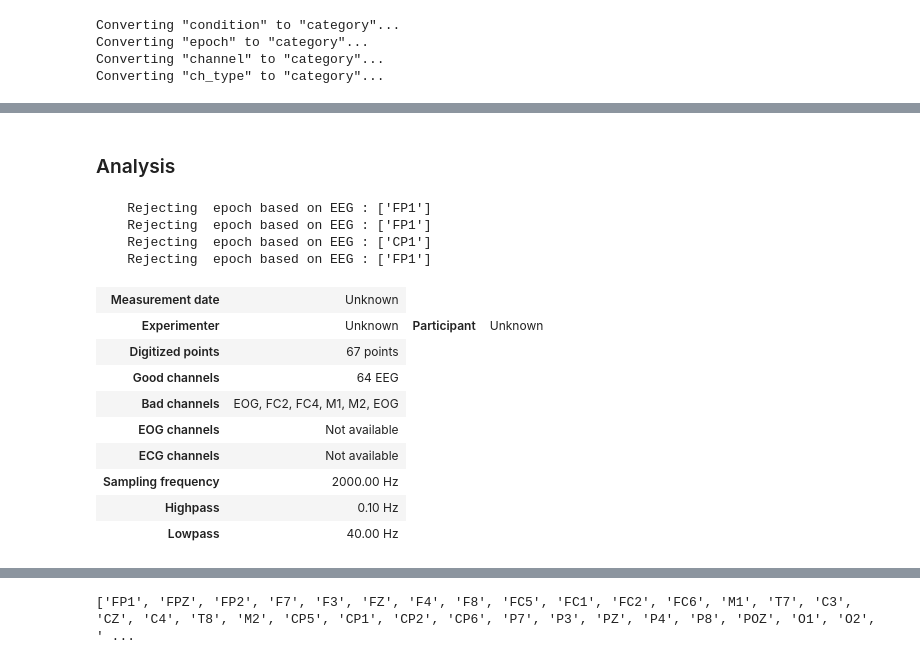
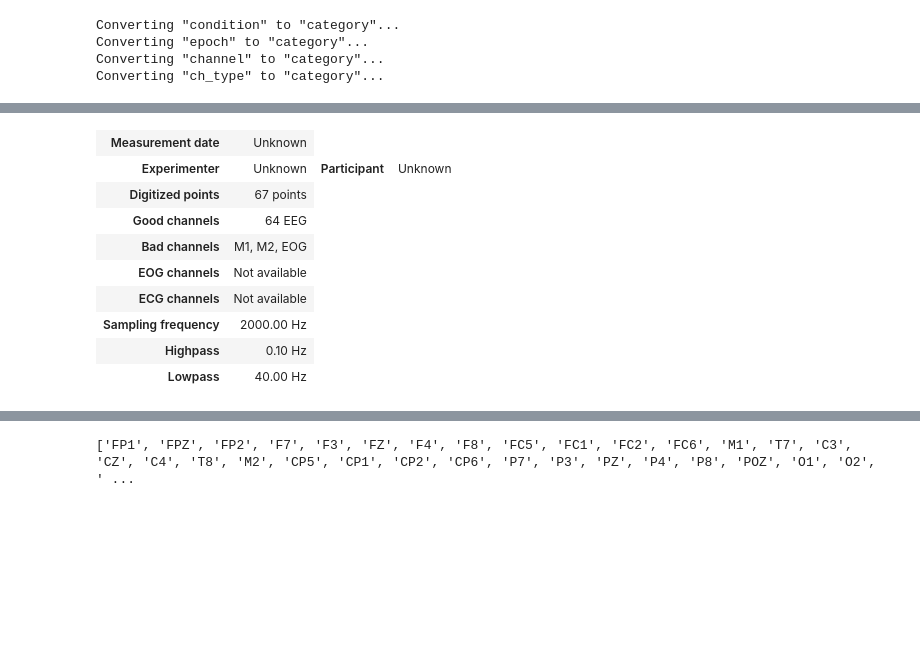
Before and after one commit to Mrwn-H/TNE, a Jupyter notebook: timefreq_analysis.ipynb, the cells around one changed output, grey strips where cells are left out. Saved outputs shown, nothing was run; the diff lists cells and outputs as text; code cells hidden in the pictures; blank space fills up the shorter version.

```diff
--- a/timefreq_analysis.ipynb
+++ b/timefreq_analysis.ipynb
@@ -45,2 +36,0 @@ def get_evoked(EEG_dict):
-# %%
-EEG_dict,EEG_dict_epoched = get_subject(2)
@@ -148,0 +236,5 @@ Designing a one-pass, zero-phase, non-causal bandpass filter:
+# %%
+subjects_idx = np.arange(1,11)
+for idx in subjects_idx:
+    EEG_dict,EEG_dict_epoched = get_subject(idx)
+    get_ERDS(EEG_dict_epoched)
@@ -294,24 +430,18 @@ df['band'] = pd.cut(df['freq'], list(freq_bounds.values()),
 freq_bands_of_interest = ['alpha', 'beta']
 df = df[df.band.isin(freq_bands_of_interest)]
 df['band'] = df['band'].cat.remove_unused_categories()
-# %% [markdown]
-### Analysis
 # %%
-epochs = EEG_dict_epoched['sub-S02_MIpost']['epochs']
+epochs = EEG_dict_epoched['sub-S05_MIpost']['epochs']
 epochs_right = epochs['Right']
 evoked_right = epochs_right.average()
 eeg_montage = mne.channels.read_custom_montage(MONTAGE)
 evoked_right.info.set_montage(eeg_montage)
 # %% [output]
-    Rejecting  epoch based on EEG : ['FP1']
-    Rejecting  epoch based on EEG : ['FP1']
-    Rejecting  epoch based on EEG : ['CP1']
-    Rejecting  epoch based on EEG : ['FP1']
 | Measurement date | Unknown |
 | Experimenter | Unknown | Participant | Unknown |
 | Digitized points | 67 points |
 | Good channels | 64 EEG |
-| Bad channels | EOG, FC2, FC4, M1, M2, EOG |
+| Bad channels | M1, M2, EOG |
 | EOG channels | Not available |
 | ECG channels | Not available |
 | Sampling frequency | 2000.00 Hz |
```
Also changed, not shown: parts of 64 cells of this notebook.
